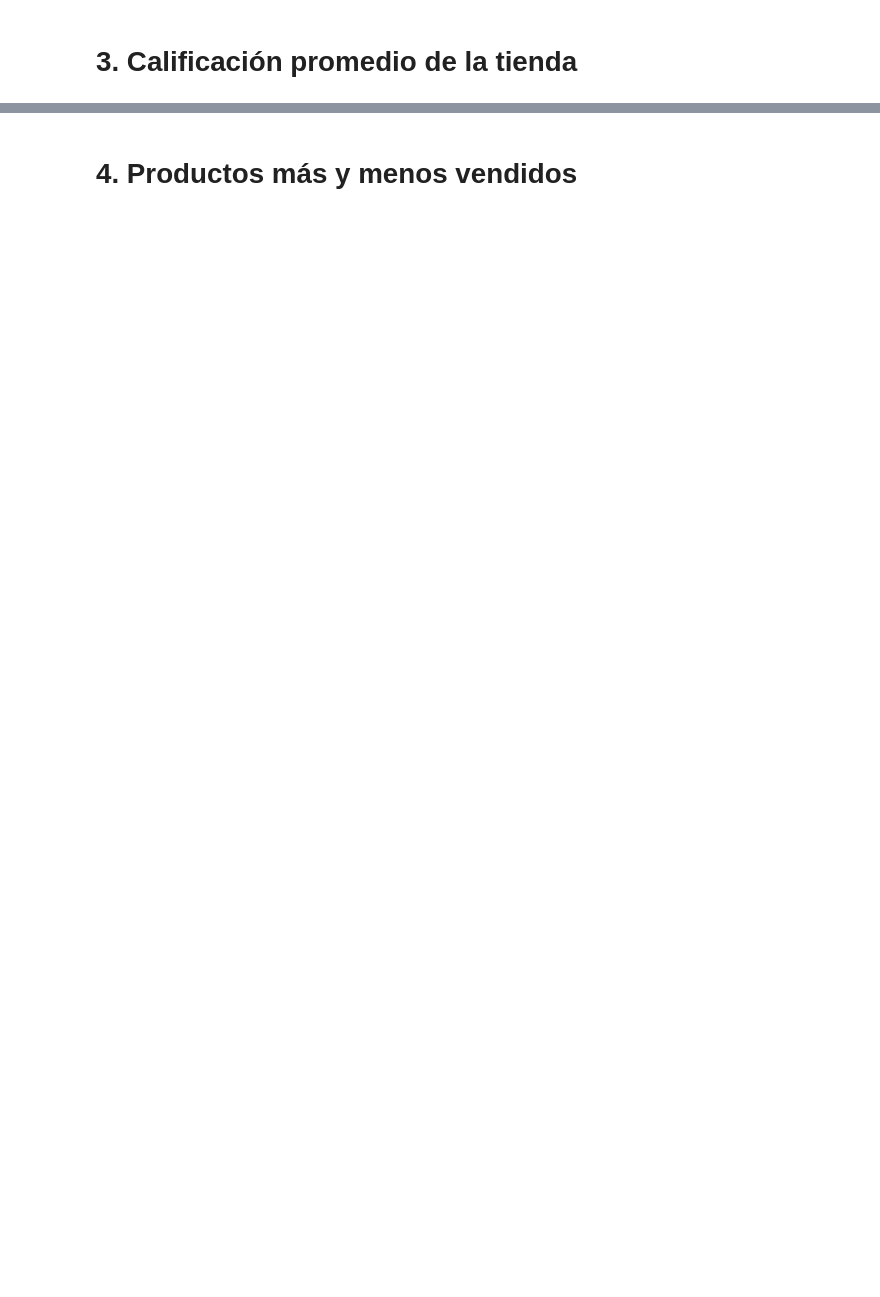
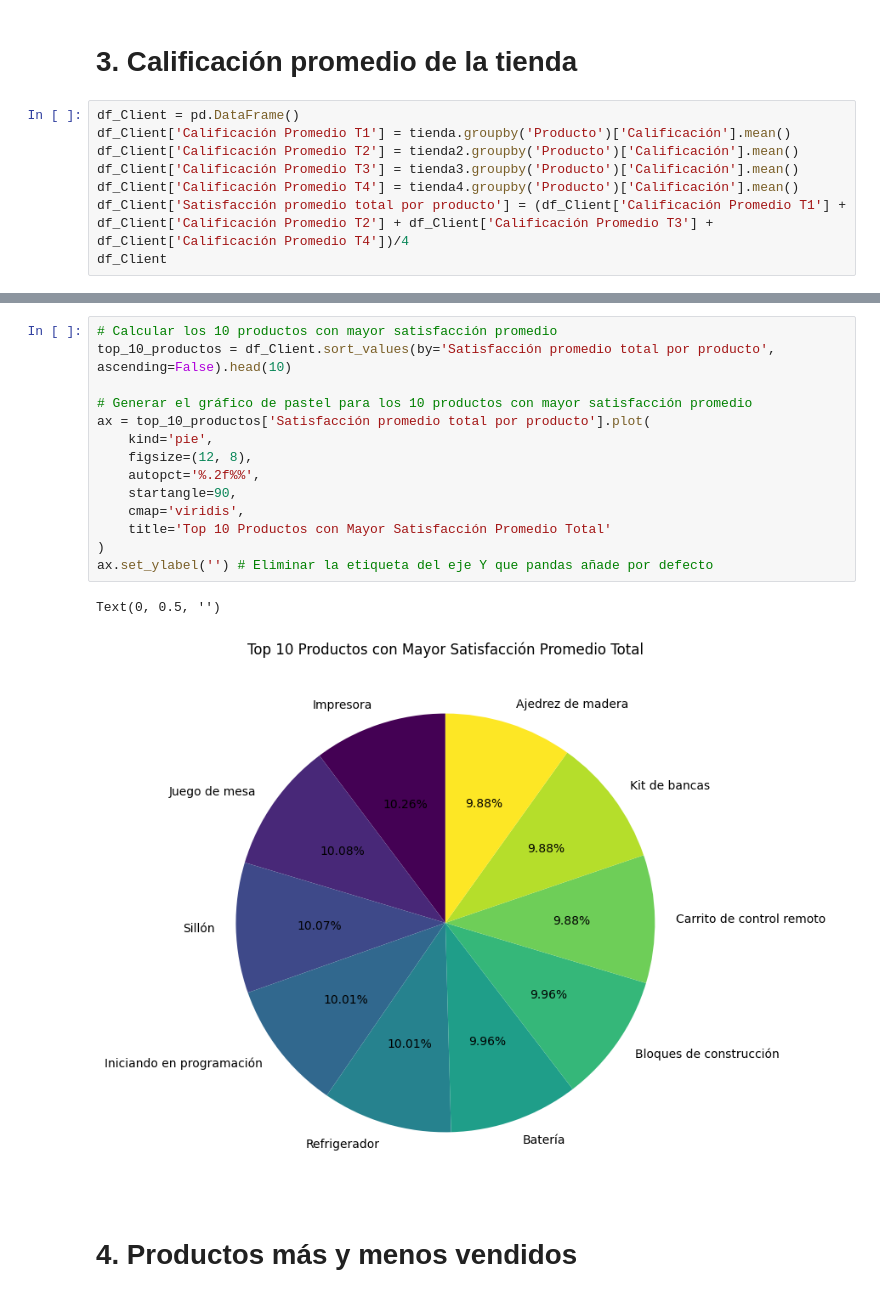
Before and after one commit to CarloR04/Challenge-Alura-Store, a Jupyter notebook: AluraStoreLatam.ipynb, the cells around one changed output, grey strips where cells are left out. Saved outputs shown, nothing was run; the diff lists cells and outputs as text; blank space fills up the shorter version.

```diff
--- a/AluraStoreLatam.ipynb
+++ b/AluraStoreLatam.ipynb
@@ -28,2 +203,10 @@ tienda.head()
 # %% [markdown]
 # 3. Calificación promedio de la tienda
+# %%
+df_Client = pd.DataFrame()
+df_Client['Calificación Promedio T1'] = tienda.groupby('Producto')['Calificación'].mean()
+df_Client['Calificación Promedio T2'] = tienda2.groupby('Producto')['Calificación'].mean()
+df_Client['Calificación Promedio T3'] = tienda3.groupby('Producto')['Calificación'].mean()
+df_Client['Calificación Promedio T4'] = tienda4.groupby('Producto')['Calificación'].mean()
+df_Client['Satisfacción promedio total por producto'] = (df_Client['Calificación Promedio T1'] + df_Client['Calificación Promedio T2'] + df_Client['Calificación Promedio T3'] + df_Client['Calificación Promedio T4'])/4
+df_Client
@@ -30,2 +253,19 @@ tienda.head()
+# %%
+# Calcular los 10 productos con mayor satisfacción promedio
+top_10_productos = df_Client.sort_values(by='Satisfacción promedio total por producto', ascending=False).head(10)
+
+# Generar el gráfico de pastel para los 10 productos con mayor satisfacción promedio
+ax = top_10_productos['Satisfacción promedio total por producto'].plot(
+    kind='pie',
+    figsize=(12, 8),
+    autopct='%.2f%%',
+    startangle=90,
+    cmap='viridis',
+    title='Top 10 Productos con Mayor Satisfacción Promedio Total'
+)
+ax.set_ylabel('') # Eliminar la etiqueta del eje Y que pandas añade por defecto
+# %% [output]
+Text(0, 0.5, '')
+[figure, added]
 # %% [markdown]
 # 4. Productos más y menos vendidos
```
Also changed, not shown: parts of 20 cells of this notebook.
